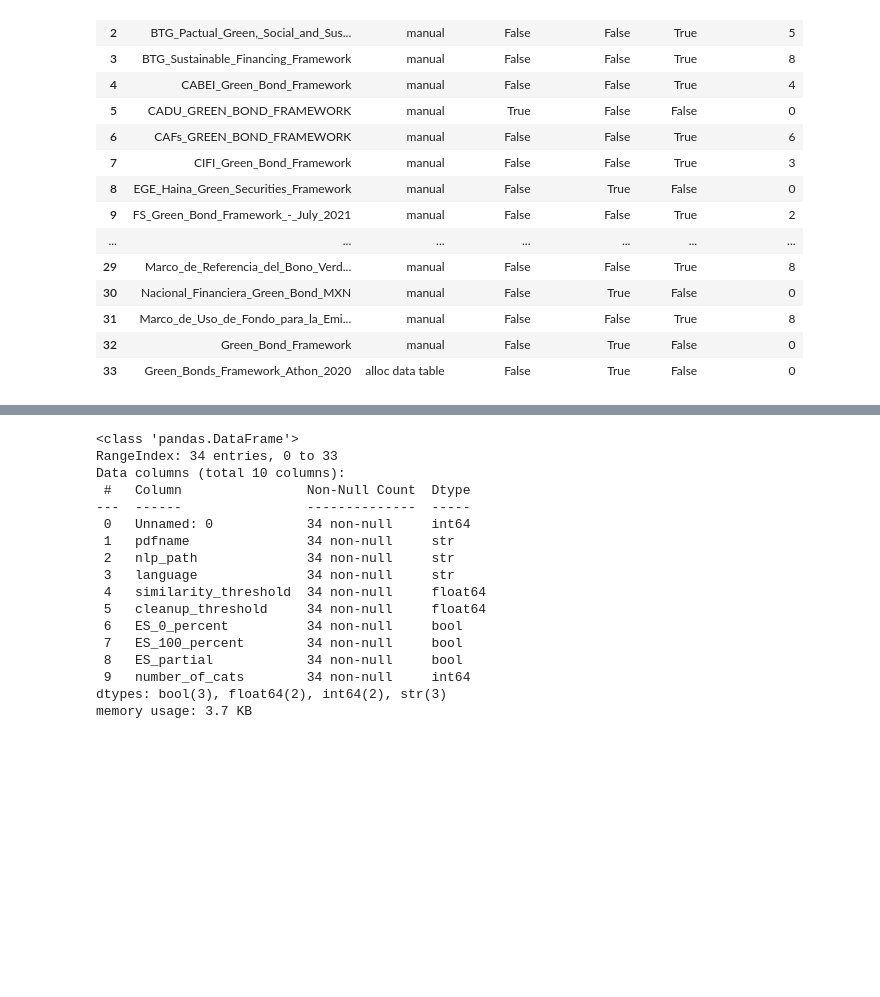
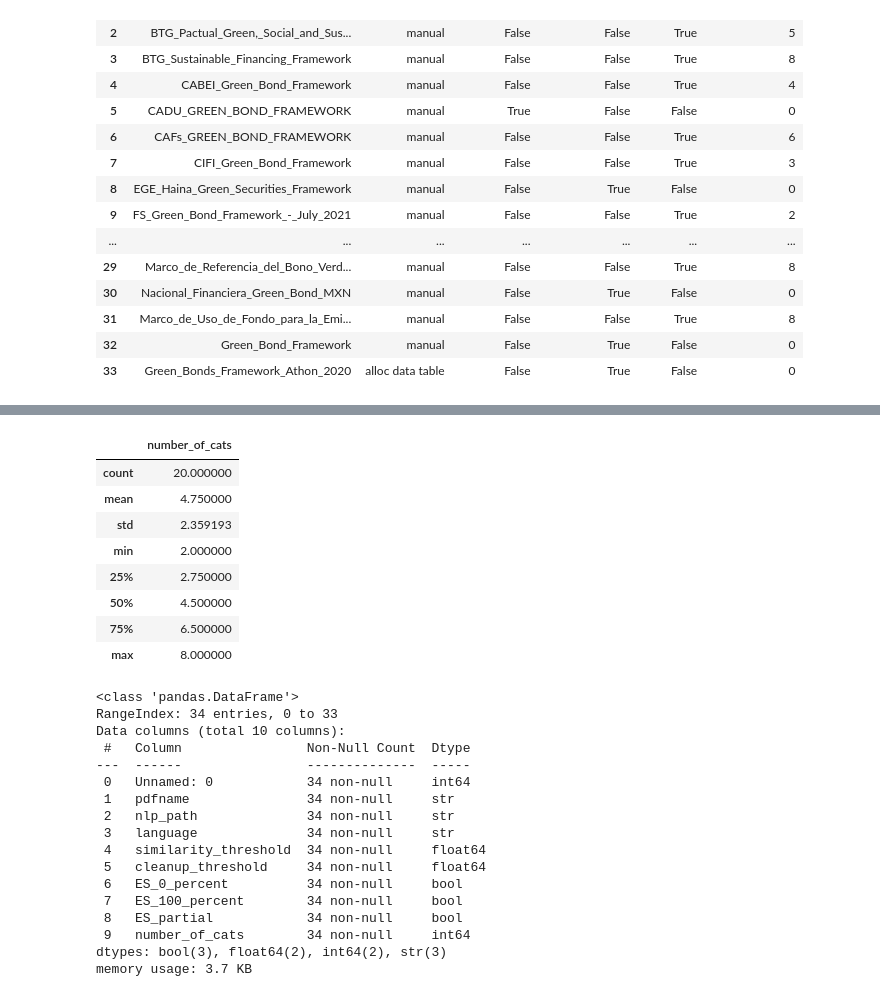
Before and after one commit to emw9805-notabot/ADSCert_project_Watson, a Jupyter notebook: Eval_metrics_2ndPass.ipynb, the cells around one changed output, grey strips where cells are left out. Cells and saved outputs as stored; diff of their text form; code cells hidden in the pictures; blank space fills up the shorter version.

```diff
--- a/Eval_metrics_2ndPass.ipynb
+++ b/Eval_metrics_2ndPass.ipynb
@@ -122,6 +122,21 @@ gt_train_df
 | 31 | Marco_de_Uso_de_Fondo_para_la_Emi... | manual | False | False | True | 8 | ES partial |
 | 32 | Green_Bond_Framework | manual | False | True | False | 0 | ES 100% |
 | 33 | Green_Bonds_Framework_Athon_2020 | alloc data table | False | True | False | 0 | ES 100% |
+# %%
+# statistical data for ES partial grount truth
+esp_bool = gt_train_df['ES_percent_true'] == 'ES partial'
+esp_df = gt_train_df[esp_bool]
+esp_df.describe()
+# %% [output]
+|  | number_of_cats |
+| count | 20.000000 |
+| mean | 4.750000 |
+| std | 2.359193 |
+| min | 2.000000 |
+| 25% | 2.750000 |
+| 50% | 4.500000 |
+| 75% | 6.500000 |
+| max | 8.000000 |
 # %%
 # pipeline predictions - V4 sim TH = 0.65
 pred_train_rpts = pd.read_csv('/Users/elisabethwatson/Documents/GitHub/ADSCert_project_Watson/Output_DataFrames_2ndPass/pred_train_rpts_V4.csv')
```
Also changed, not shown: parts of 1 cell of this notebook, 14 other files.
